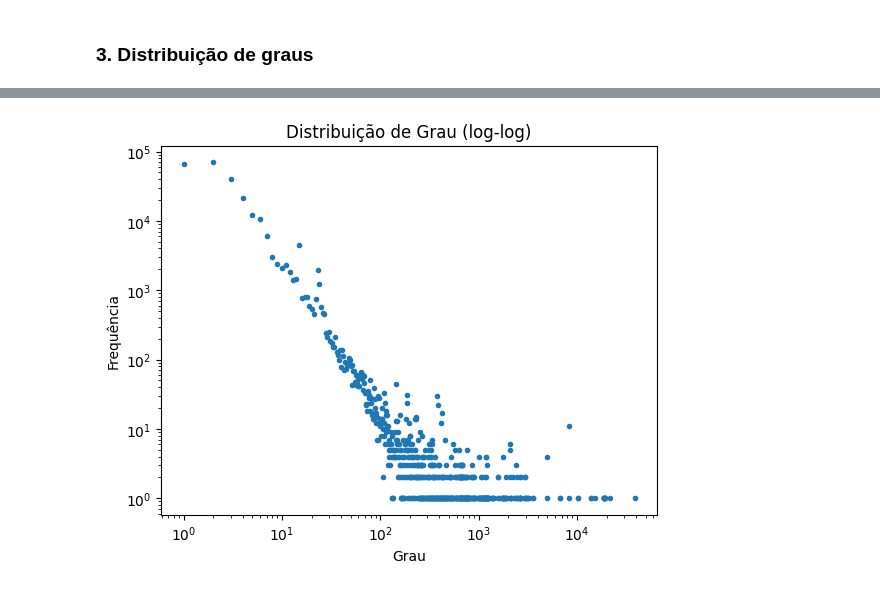
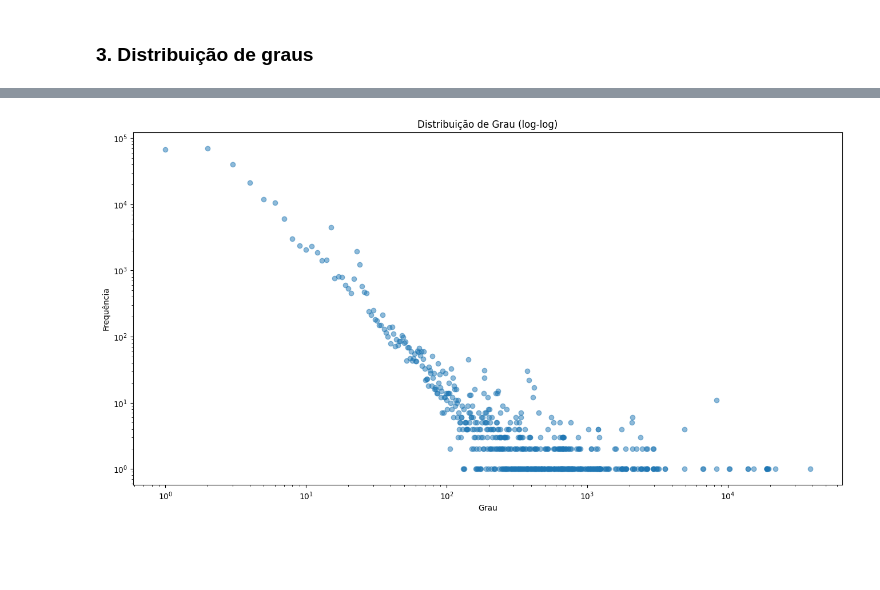
Before and after one commit to gabrieldsn2006/AV1-web-graph, a Jupyter notebook: python_algs4/main.ipynb, the cells around one changed output, grey strips where cells are left out. Cells and saved outputs as stored; diff of their text form; code cells hidden in the pictures; blank space fills up the shorter version.

```diff
--- a/python_algs4/main.ipynb
+++ b/python_algs4/main.ipynb
@@ -100,13 +186,13 @@ min degree: 1
 # %%
 # Frequência acumulada
 degree_count = np.bincount(in_degrees) # freq de cada grau
 degrees = np.arange(len(degree_count)) # array de graus correspondente aos índices do degree_count
 
-plt.figure()
-plt.loglog(degrees[degree_count > 0], degree_count[degree_count > 0], marker=".", linestyle="None")
+plt.figure(figsize=(16,8))
+plt.loglog(degrees[degree_count > 0], degree_count[degree_count > 0], marker="o", linestyle="None", alpha=0.5)
 plt.title("Distribuição de Grau (log-log)")
 plt.xlabel("Grau")
 plt.ylabel("Frequência")
 plt.show()
 # %% [output]
-[figure, old version]
+[figure, new version]
```
Also changed, not shown: parts of 8 cells of this notebook.
